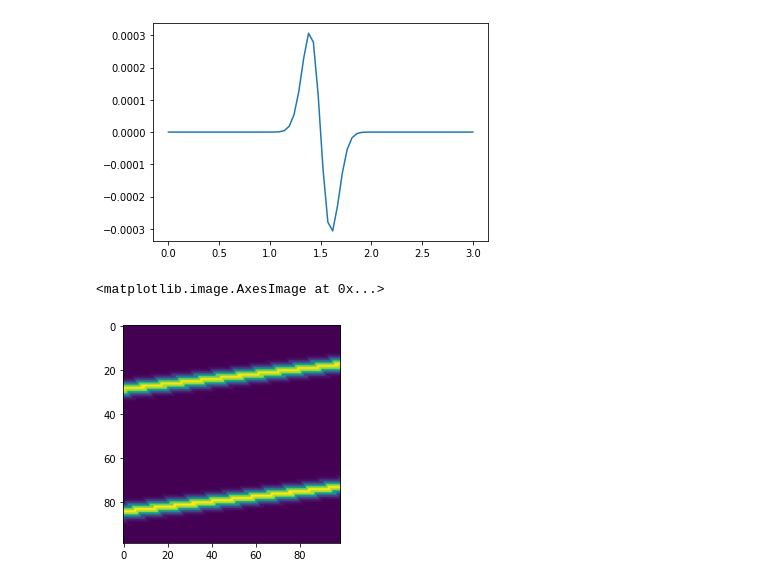
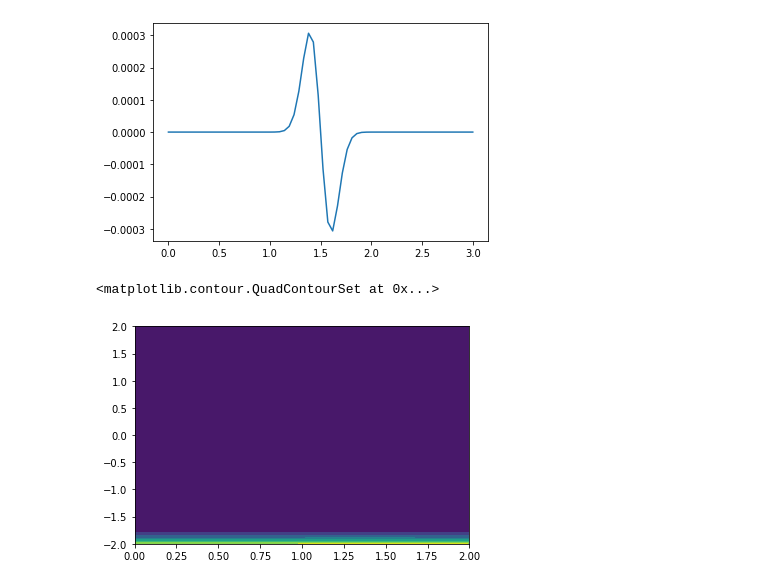
Before and after one commit to mdgordillob/plasmonics, a Jupyter notebook: Untitled19.ipynb, the cells around one changed output. Drawn from its saved outputs; the diff is of its cells as text; code cells hidden in the pictures.

```diff
--- a/Untitled19.ipynb
+++ b/Untitled19.ipynb
@@ -101,55 +101,62 @@ plt.plot(x,E)
 # %%
 g=0
 def Efield(f,x,v,N,M):
     ne=np.zeros(N)
     for i in range(N):
-        ne[i] = np.trapz(f[:,i], x)
-    rho=ne-1
+        ne[i] = np.trapz(f[i,:], x)
+    rho=1-ne
     rho=np.transpose(rho)
     A=np.zeros((N,N))
     A.fill(-1)
     np.fill_diagonal(A, 2)
     phi=np.linalg.inv(A).dot(rho)
     E=np.gradient(phi,x)
     return E
 
 def BC(f,M):
+    f=np.transpose(f)
     for j in range(0,M):
         f[0][j]=0.5*(f[0][j]+f[M-1][j])
         f[M-1][j]= f[0][j]
+    f=np.transpose(f)
     return f
 
 def f0(x,v):
-    N=33
-    M=33
     L=2
     f=(0.5/np.sqrt(vth2*np.pi)) * np.exp(-((v-vs1)*(v-vs1))/vth2)
     f+=(0.5/np.sqrt(vth2*np.pi)) * np.exp(-((v-vs2)*(v-vs2))/vth2)*(1+0.02*np.cos(3*np.pi*x/L))
     return f
-while(g<1):
-    dt=1/8
-    vth2 = 0.02
-    vmax=3
-    L=2
-    N=99
-    M=99
-    dx=L/N
-    dv=vmax/M
-    x=np.linspace(0,L,N)
-    v=np.linspace(-vmax,vmax,M)
-    vs1 = 1.6
-    vs2 = -1.4
-    f99=np.zeros((N,M))
-    fnew4=np.zeros((N,M))
-    fnew5=np.zeros((N,M))
-    fnew6=np.zeros((N,M))
-    X,V=np.meshgrid(x,v,indexing="ij")
-    fnew4=f0(X,V)
-    points=np.column_stack((x,v))
-    values = f0(x,v)
-    grid_z2 = griddata(points, values, (X-0.5*V*dt, V), method='nearest')
+dt=0.01
+vth2 = 0.02
+vmax=2
+L=2
+N=125
+M=125
+dx=L/N
+dv=vmax/M
+x=np.linspace(0,L,N)
+v=np.linspace(-vmax,vmax,M)
+vs1 = 1.6
+vs2 = -1.4
+f99=np.zeros((N,M))
+fnew4=np.zeros((N,M))
+fnew5=np.zeros((N,M))
+fnew6=np.zeros((N,M))
+X,V=np.meshgrid(x,v,indexing="xy")
+fnew4=f0(X,V)
+while(g<26):
+    grid_z2 =interp2d(v,x,fnew4)
+    fnew4=grid_z2(v,x-0.5*v*dt)
+    E=Efield(fnew4,x,v,N,M)
+    fnew4=BC(fnew4,M)
+    grid_z2 =interp2d(v,x,fnew4)
+    fnew4 = grid_z2(v+E*dt,x)
+    fnew4=BC(fnew4,M)
+    grid_z2 =interp2d(v,x,fnew4)
+    fnew4 = grid_z2(v,x-0.5*v*dt)
+    fnew4=BC(fnew4,M)
     g=g+1
-plt.imshow(grid_z2)
+plt.contourf(x ,v,fnew4)
 # %% [output]
-<matplotlib.image.AxesImage at 0x...>
+<matplotlib.contour.QuadContourSet at 0x...>
-[figure, old version]
+[figure, new version]
```
Also changed, not shown: parts of 3 cells of this notebook.
